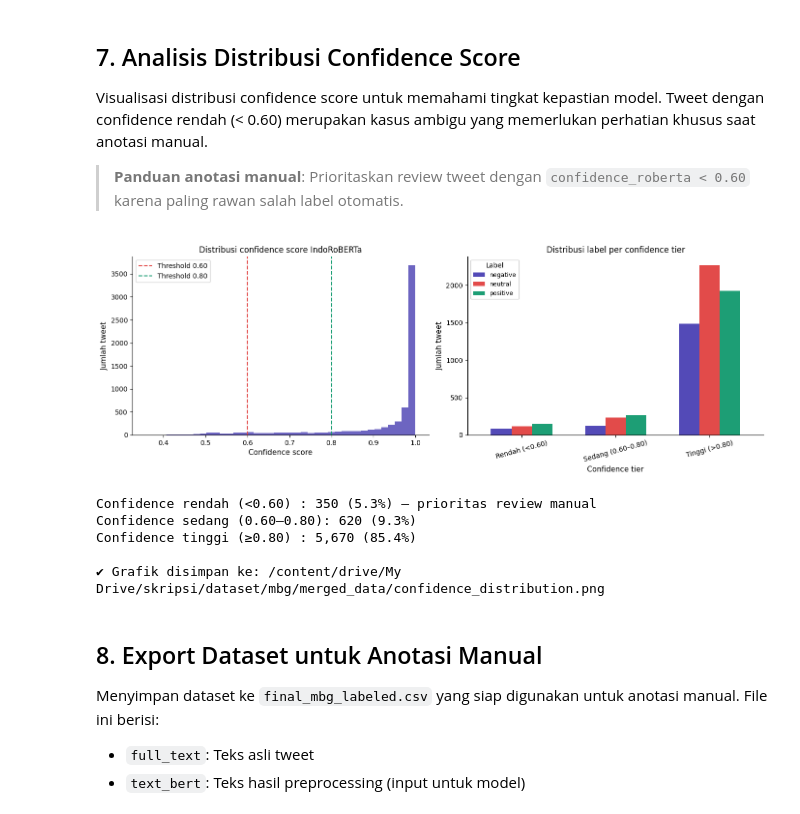
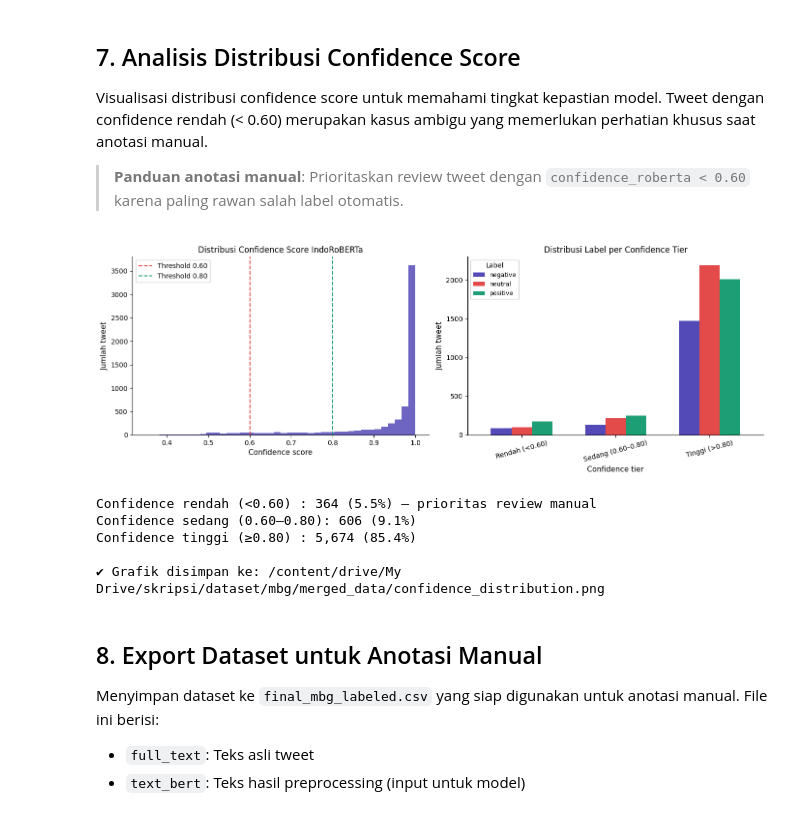
Before and after one commit to roziqinkhoeru/mbg_bertn_cnn, a Jupyter notebook: extended/pipeline/02_preprocessing_and_labeling.ipynb, the cells around one changed output. Cells and saved outputs as stored; diff of their text form; code cells hidden in the pictures.

```diff
--- a/extended/pipeline/02_preprocessing_and_labeling.ipynb
+++ b/extended/pipeline/02_preprocessing_and_labeling.ipynb
@@ -347,6 +347,13 @@ def step2_cleaning(text):
     temp = re.sub(r'(?<!\.)\.\.(?!\.)', ' . ', temp)
     temp = re.sub(r'[^a-z0-9\s\?\!\,\.]', ' ', temp)
 
+    # -------------------------------------------------------------
+    # Hanya pisahkan tanda baca jika berbatasan dengan HURUF (a-z)
+    # Angka (0-9) yang menempel dengan koma/titik tidak akan dipecah
+    temp = re.sub(r'([a-z])([?!,\.]+)', r'\1 \2', temp)
+    temp = re.sub(r'([?!,\.]+)([a-z])', r'\1 \2', temp)
+    # -------------------------------------------------------------
+
     return re.sub(r'\s+', ' ', temp).strip()
 
 
@@ -394,6 +401,11 @@ def step4_normalization(text):
             rf'\b({re.escape(phrase)})(\s+\1)+\b', r'\1', temp
         )
 
+    # -------------------------------------------------------------
+    # Rapatkan kembali tanda baca yang sebelumnya dipisah di Step 2
+    temp = re.sub(r'\s+([?!,\.])', r'\1', temp)
+    # -------------------------------------------------------------
+
     return re.sub(r'\s+', ' ', temp).strip()
 
 
@@ -650,44 +662,44 @@ axes[0].axvline(x=0.8, color='#1D9E75', linestyle='--',
                 linewidth=1.5, label='Threshold 0.80')
 axes[0].set_xlabel('Confidence score', fontsize=11)
 axes[0].set_ylabel('Jumlah tweet', fontsize=11)
-axes[0].set_title('Distribusi confidence score IndoRoBERTa', fontsize=12)
+axes[0].set_title('Distribusi Confidence Score IndoRoBERTa', fontsize=12)
 axes[0].legend(fontsize=10)
 sns.despine(ax=axes[0])
 
 # Plot 2: Distribusi label per confidence tier
 df['conf_tier'] = pd.cut(
     df['confidence_roberta'],
     bins=[0, 0.6, 0.8, 1.0],
     labels=['Rendah (<0.60)', 'Sedang (0.60–0.80)', 'Tinggi (>0.80)']
 )
 tier_dist = df.groupby(['conf_tier', 'label_roberta']).size().unstack(fill_value=0)
 tier_dist.plot(kind='bar', ax=axes[1],
                color=['#534AB7', '#E24B4A', '#1D9E75'],
                edgecolor='none', width=0.65)
 axes[1].set_xlabel('Confidence tier', fontsize=11)
 axes[1].set_ylabel('Jumlah tweet', fontsize=11)
-axes[1].set_title('Distribusi label per confidence tier', fontsize=12)
+axes[1].set_title('Distribusi Label per Confidence Tier', fontsize=12)
 axes[1].tick_params(axis='x', rotation=15)
 axes[1].legend(title='Label', fontsize=9)
 sns.despine(ax=axes[1])
 
 plt.tight_layout()
 plt.savefig(f'{OUTPUT_DIR}/confidence_distribution.png',
             dpi=150, bbox_inches='tight')
 plt.show()
 
 n_low  = (df['confidence_roberta'] < 0.6).sum()
 n_mid  = ((df['confidence_roberta'] >= 0.6) & (df['confidence_roberta'] < 0.8)).sum()
 n_high = (df['confidence_roberta'] >= 0.8).sum()
 print(f'Confidence rendah (<0.60) : {n_low:,} ({n_low/len(df)*100:.1f}%) — prioritas review manual')
 print(f'Confidence sedang (0.60–0.80): {n_mid:,} ({n_mid/len(df)*100:.1f}%)')
 print(f'Confidence tinggi (≥0.80) : {n_high:,} ({n_high/len(df)*100:.1f}%)')
 print(f'\n✔ Grafik disimpan ke: {OUTPUT_DIR}/confidence_distribution.png')
 # %% [output]
-[figure, old version]
+[figure, new version]
-Confidence rendah (<0.60) : 350 (5.3%) — prioritas review manual
-Confidence sedang (0.60–0.80): 620 (9.3%)
-Confidence tinggi (≥0.80) : 5,670 (85.4%)
+Confidence rendah (<0.60) : 364 (5.5%) — prioritas review manual
+Confidence sedang (0.60–0.80): 606 (9.1%)
+Confidence tinggi (≥0.80) : 5,674 (85.4%)
 
 ✔ Grafik disimpan ke: /content/drive/My Drive/skripsi/dataset/mbg/merged_data/confidence_distribution.png
 # %% [markdown]
```
Also changed, not shown: parts of 5 cells of this notebook.
